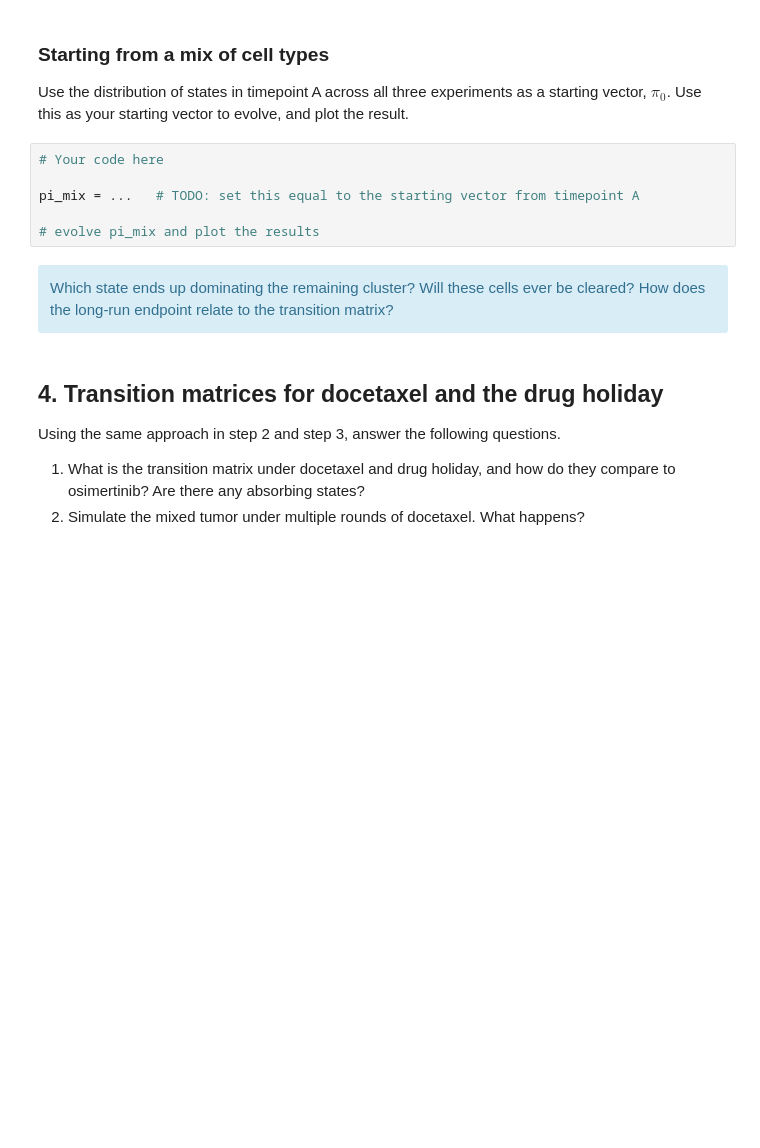
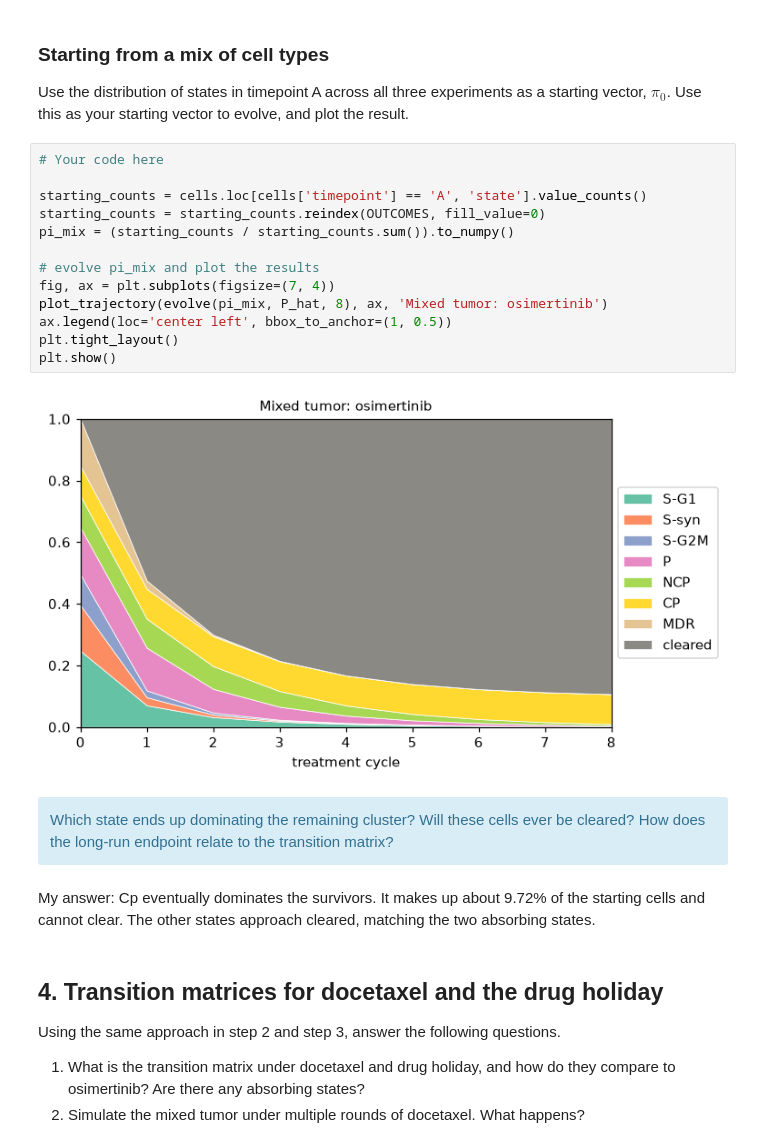
Before and after one commit to waltroou/uu_markov, a Jupyter notebook: lab_2/Lab09_markov_chain_cells.ipynb, the cells around one changed output. Cells and saved outputs as stored; diff of their text form; blank space fills up the shorter version.

Commit message:
finish markov tumor lab

```diff
--- a/lab_2/Lab09_markov_chain_cells.ipynb
+++ b/lab_2/Lab09_markov_chain_cells.ipynb
@@ -287,11 +314,22 @@ Use the distribution of states in timepoint A across all three experiments as a
 # %%
 # Your code here
 
-pi_mix = ...   # TODO: set this equal to the starting vector from timepoint A
+starting_counts = cells.loc[cells['timepoint'] == 'A', 'state'].value_counts()
+starting_counts = starting_counts.reindex(OUTCOMES, fill_value=0)
+pi_mix = (starting_counts / starting_counts.sum()).to_numpy()
 
 # evolve pi_mix and plot the results
+fig, ax = plt.subplots(figsize=(7, 4))
+plot_trajectory(evolve(pi_mix, P_hat, 8), ax, 'Mixed tumor: osimertinib')
+ax.legend(loc='center left', bbox_to_anchor=(1, 0.5))
+plt.tight_layout()
+plt.show()
+# %% [output]
+[figure, added]
 # %% [markdown]
 <div class = "alert alert-info"> Which state ends up dominating the remaining cluster? Will these cells ever be cleared? How does the long-run endpoint relate to the transition matrix?</div>
+# %% [markdown]
+My answer: Cp eventually dominates the survivors. It makes up about 9.72% of the starting cells and cannot clear. The other states approach cleared, matching the two absorbing states.
 # %% [markdown]
 ## 4. Transition matrices for docetaxel and the drug holiday
 
```
Also changed, not shown: parts of 22 cells of this notebook.
